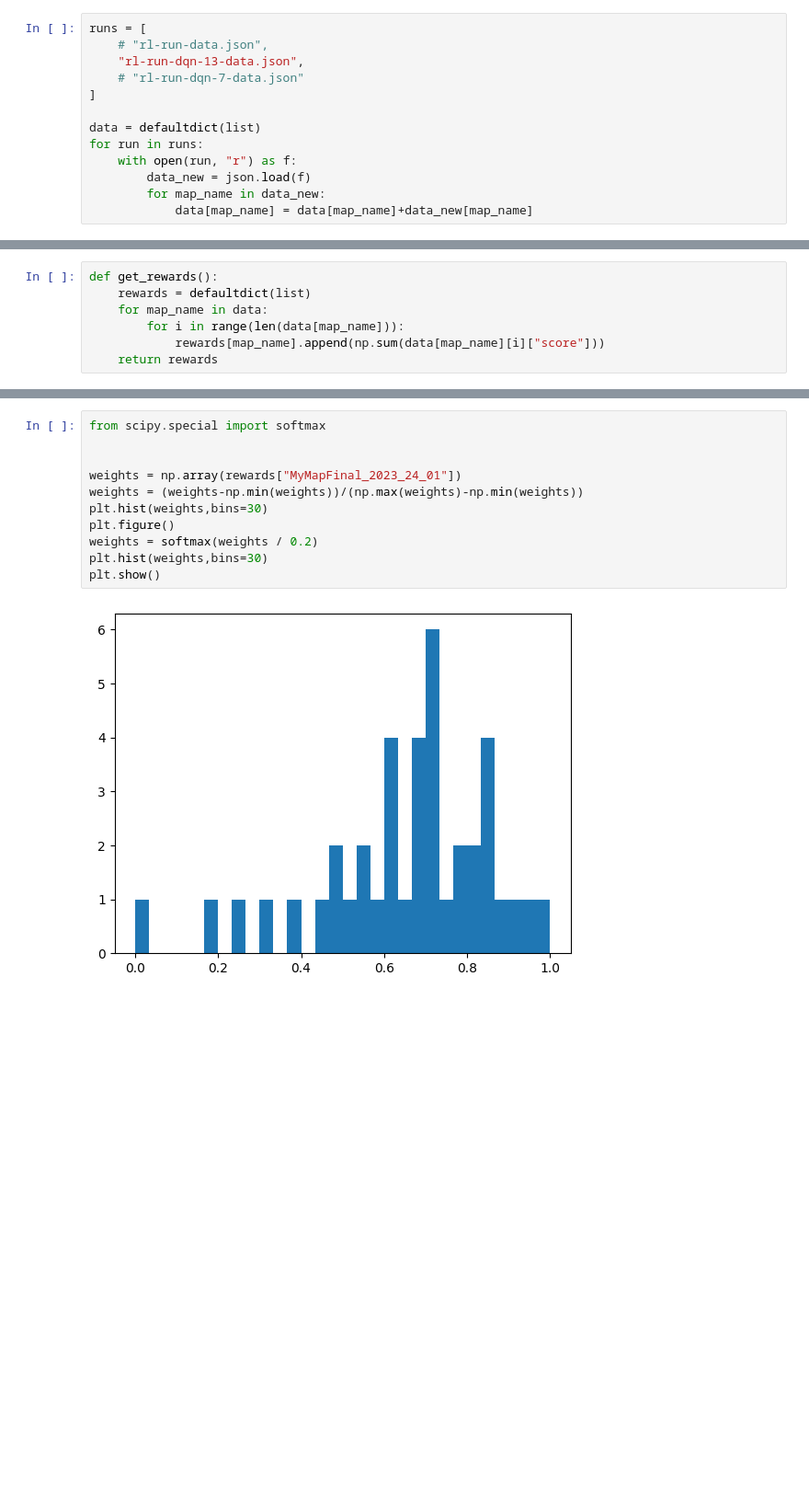
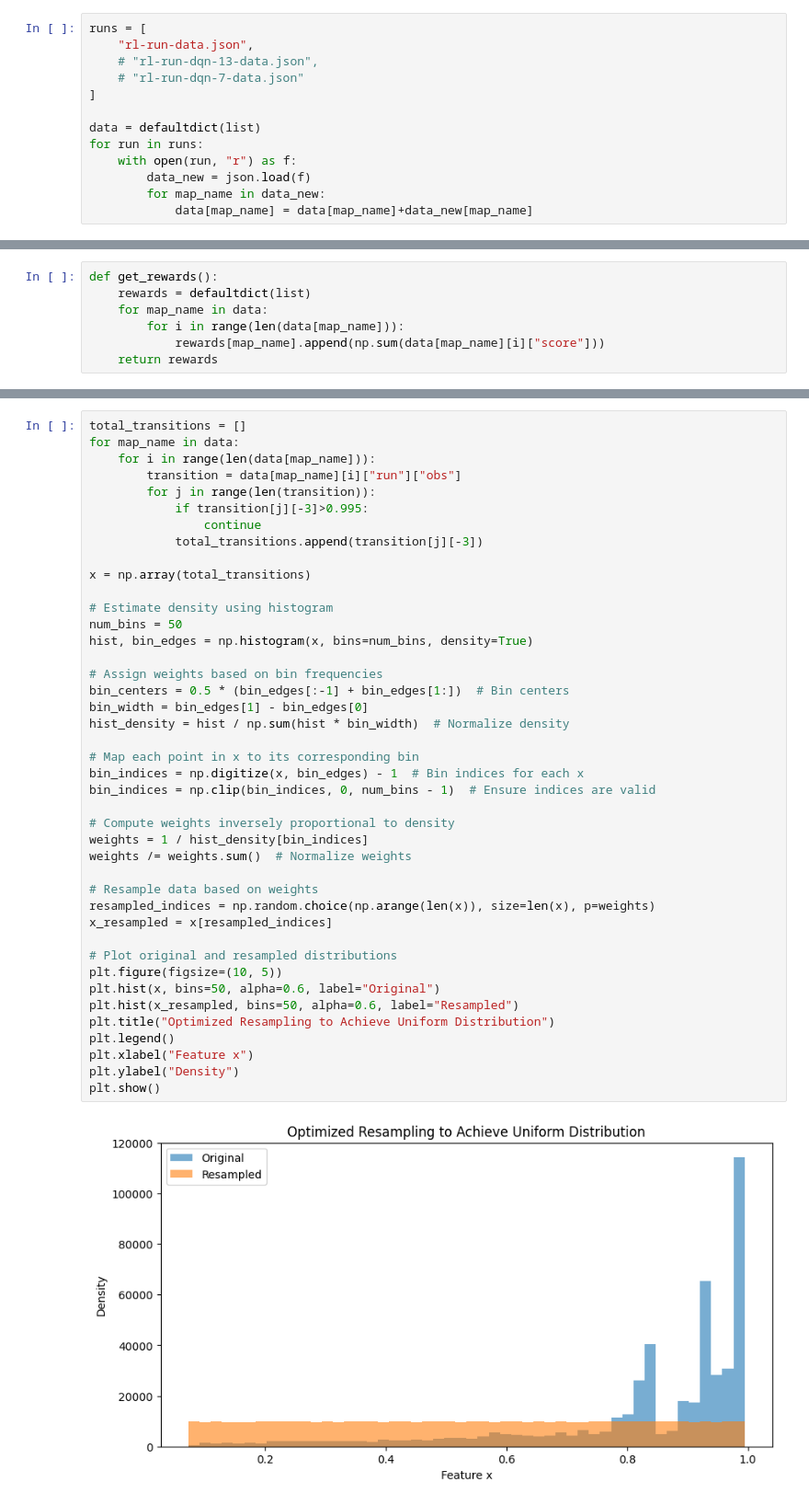
Before and after one commit to Etyl/swarm-rescue, a Jupyter notebook: rl/data_vis.ipynb, the cells around one changed output, grey strips where cells are left out. Shown at 92% size. Cells and saved outputs as stored; diff of their text form; blank space fills up the shorter version.

Commit message:
feat: local reward

```diff
--- a/rl/data_vis.ipynb
+++ b/rl/data_vis.ipynb
@@ -9,7 +10,7 @@ from sklearn.neighbors import KernelDensity
 # %%
 runs = [
-    # "rl-run-data.json",
-    "rl-run-dqn-13-data.json",
+    "rl-run-data.json",
+    # "rl-run-dqn-13-data.json",
     # "rl-run-dqn-7-data.json"
 ]
 
@@ -92,13 +93,44 @@ plt.show()
 # %%
-from scipy.special import softmax
+total_transitions = []
+for map_name in data:
+    for i in range(len(data[map_name])):
+        transition = data[map_name][i]["run"]["obs"]
+        for j in range(len(transition)):
+            if transition[j][-3]>0.995:
+                continue
+            total_transitions.append(transition[j][-3])
 
+x = np.array(total_transitions)
 
-weights = np.array(rewards["MyMapFinal_2023_24_01"])
-weights = (weights-np.min(weights))/(np.max(weights)-np.min(weights))
-plt.hist(weights,bins=30)
-plt.figure()
-weights = softmax(weights / 0.2)
-plt.hist(weights,bins=30)
+# Estimate density using histogram
+num_bins = 50
+hist, bin_edges = np.histogram(x, bins=num_bins, density=True)
+
+# Assign weights based on bin frequencies
+bin_centers = 0.5 * (bin_edges[:-1] + bin_edges[1:])  # Bin centers
+bin_width = bin_edges[1] - bin_edges[0]
+hist_density = hist / np.sum(hist * bin_width)  # Normalize density
+
+# Map each point in x to its corresponding bin
+bin_indices = np.digitize(x, bin_edges) - 1  # Bin indices for each x
+bin_indices = np.clip(bin_indices, 0, num_bins - 1)  # Ensure indices are valid
+
+# Compute weights inversely proportional to density
+weights = 1 / hist_density[bin_indices]
+weights /= weights.sum()  # Normalize weights
+
+# Resample data based on weights
+resampled_indices = np.random.choice(np.arange(len(x)), size=len(x), p=weights)
+x_resampled = x[resampled_indices]
+
+# Plot original and resampled distributions
+plt.figure(figsize=(10, 5))
+plt.hist(x, bins=50, alpha=0.6, label="Original")
+plt.hist(x_resampled, bins=50, alpha=0.6, label="Resampled")
+plt.title("Optimized Resampling to Achieve Uniform Distribution")
+plt.legend()
+plt.xlabel("Feature x")
+plt.ylabel("Density")
 plt.show()
 # %% [output]
-[figure, old version]
+[figure, new version]
```
Also changed, not shown: parts of 5 cells of this notebook, 4 other files.
